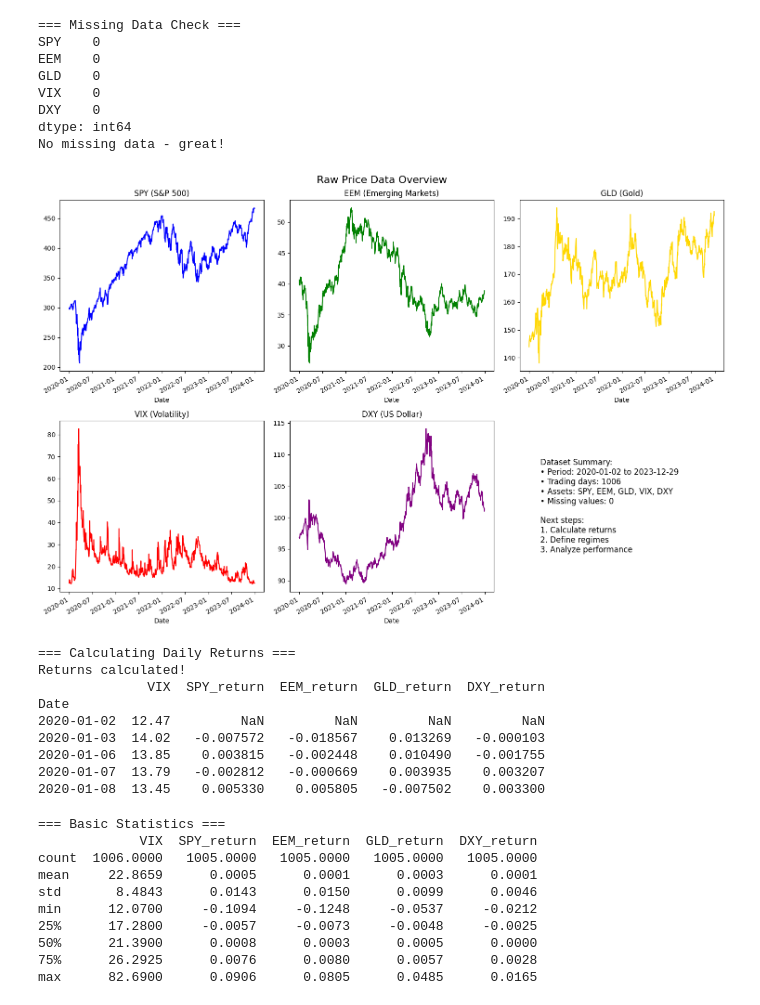
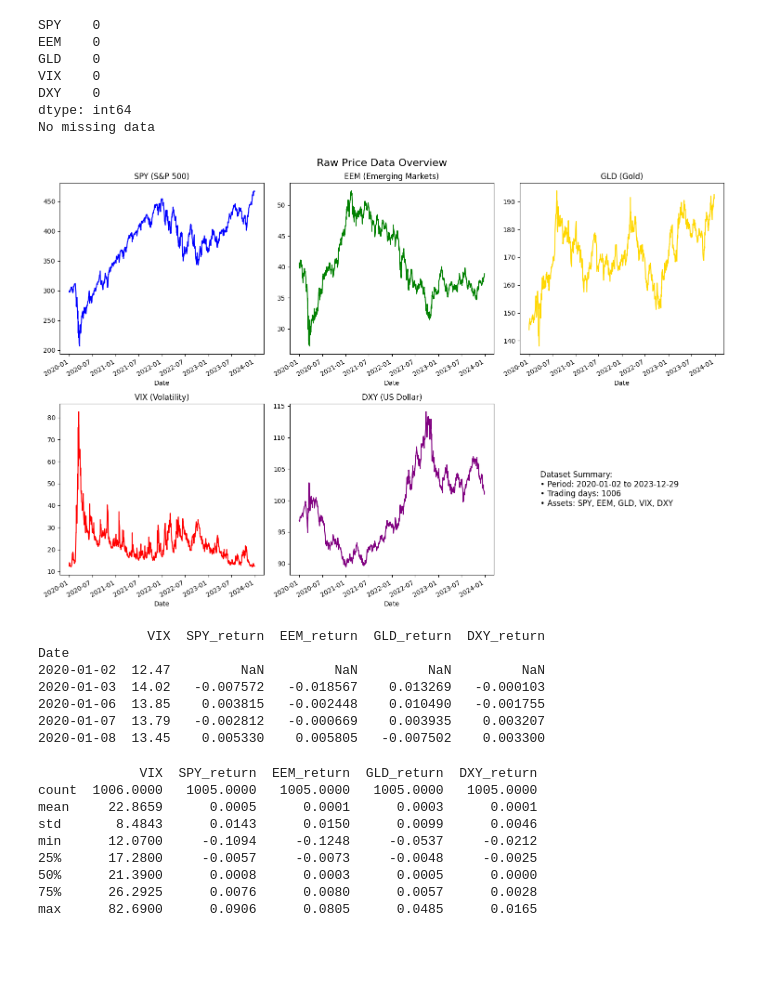
Before and after one commit to timavn/dollar-smile, a Jupyter notebook: 01-data-exploration.ipynb, the cells around one changed output. Saved outputs shown, nothing was run; the diff lists cells and outputs as text; code cells hidden in the pictures; blank space fills up the shorter version.

```diff
--- a/01-data-exploration.ipynb
+++ b/01-data-exploration.ipynb
@@ -118,59 +106,51 @@ Date
 2023-12-29  466.503662  38.894489  191.169998  12.45  101.330002
 # %%
 ## Step 4: Check for missing data
-print("\n=== Missing Data Check ===")
+
 missing_data = df.isnull().sum()
 print(missing_data)
 
 if missing_data.sum() > 0:
     print(f"\nTotal missing values: {missing_data.sum()}")
-    print("We'll deal with this in data cleaning...")
 else:
-    print("No missing data - great!")
+    print("No missing data")
 # %% [output]
-=== Missing Data Check ===
 SPY    0
 EEM    0
 GLD    0
 VIX    0
 DXY    0
 dtype: int64
-No missing data - great!
+No missing data
 # %%
 ## Step 5: Basic plots to see what our data looks like
 fig, axes = plt.subplots(2, 3, figsize=(15, 10))
 fig.suptitle('Raw Price Data Overview', fontsize=16)
 
 # Plot each asset
 df['SPY'].plot(ax=axes[0,0], title='SPY (S&P 500)', color='blue')
 df['EEM'].plot(ax=axes[0,1], title='EEM (Emerging Markets)', color='green')
 df['GLD'].plot(ax=axes[0,2], title='GLD (Gold)', color='gold')
 df['VIX'].plot(ax=axes[1,0], title='VIX (Volatility)', color='red')
 df['DXY'].plot(ax=axes[1,1], title='DXY (US Dollar)', color='purple')
 
 # Leave one subplot for summary stats
 axes[1,2].axis('off')
 stats_text = f"""
 Dataset Summary:
 • Period: {df.index.min().strftime('%Y-%m-%d')} to {df.index.max().strftime('%Y-%m-%d')}
 • Trading days: {len(df)}
 • Assets: SPY, EEM, GLD, VIX, DXY
-• Missing values: {df.isnull().sum().sum()}
-
-Next steps:
-1. Calculate returns
-2. Define regimes
-3. Analyze performance
 """
 axes[1,2].text(0.1, 0.5, stats_text, fontsize=12, verticalalignment='center')
 
 plt.tight_layout()
 plt.show()
 # %% [output]
-[figure, old version]
+[figure, new version]
 # %%
 ## Step 6: Calculate simple daily returns
-print("\n=== Calculating Daily Returns ===")
+
 returns_df = df.copy()
 for col in ['SPY', 'EEM', 'GLD', 'DXY']:
     returns_df[f'{col}_return'] = df[col].pct_change()
@@ -178,11 +158,8 @@ for col in ['SPY', 'EEM', 'GLD', 'DXY']:
 # Keep VIX as level (not return)
 returns_df = returns_df.drop(['SPY', 'EEM', 'GLD', 'DXY'], axis=1)
 
-print("Returns calculated!")
 print(returns_df.head())
 # %% [output]
-=== Calculating Daily Returns ===
-Returns calculated!
               VIX  SPY_return  EEM_return  GLD_return  DXY_return
 Date
 2020-01-02  12.47         NaN         NaN         NaN         NaN
@@ -192,11 +169,10 @@ Date
 2020-01-08  13.45    0.005330    0.005805   -0.007502    0.003300
 # %%
 ## Step 7: Basic stats
-print("\n=== Basic Statistics ===")
+
 stats = returns_df.describe()
 print(stats.round(4))
 # %% [output]
-=== Basic Statistics ===
              VIX  SPY_return  EEM_return  GLD_return  DXY_return
 count  1006.0000   1005.0000   1005.0000   1005.0000   1005.0000
 mean     22.8659      0.0005      0.0001      0.0003      0.0001
```
Also changed, not shown: parts of 4 cells of this notebook, 3 other files.
